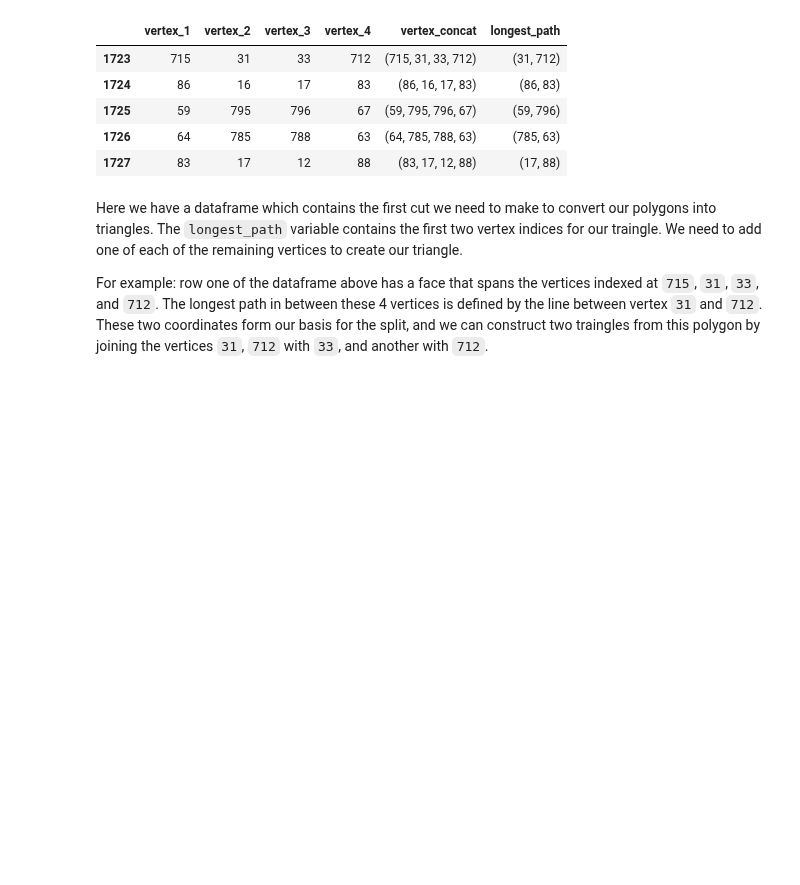
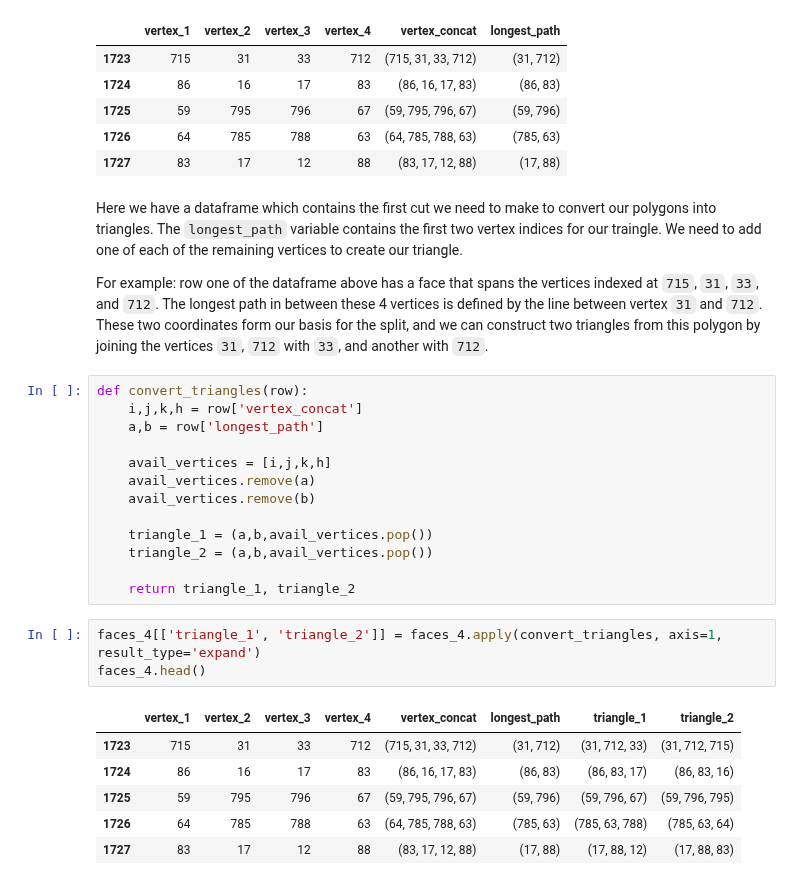
Before and after one commit to suryashch/3d_modelling, a Jupyter notebook: reducing-mesh-density/notebooks/obj-eda.ipynb, the cells around one changed output. Cells and saved outputs as stored; diff of their text form; blank space fills up the shorter version.

Commit message:
converted polygons to triangles

```diff
--- a/reducing-mesh-density/notebooks/obj-eda.ipynb
+++ b/reducing-mesh-density/notebooks/obj-eda.ipynb
@@ -547,4 +547,27 @@ faces_4.head()
 # %% [markdown]
 Here we have a dataframe which contains the first cut we need to make to convert our polygons into triangles. The `longest_path` variable contains the first two vertex indices for our traingle. We need to add one of each of the remaining vertices to create our triangle.
 
-For example: row one of the dataframe above has a face that spans the vertices indexed at `715`, `31`, `33`, and `712`. The longest path in between these 4 vertices is defined by the line between vertex `31` and `712`. These two coordinates form our basis for the split, and we can construct two traingles from this polygon by joining the vertices `31`, `712` with `33`, and another with `712`.
+For example: row one of the dataframe above has a face that spans the vertices indexed at `715`, `31`, `33`, and `712`. The longest path in between these 4 vertices is defined by the line between vertex `31` and `712`. These two coordinates form our basis for the split, and we can construct two triangles from this polygon by joining the vertices `31`, `712` with `33`, and another with `712`.
+# %%
+def convert_triangles(row):
+    i,j,k,h = row['vertex_concat']
+    a,b = row['longest_path']
+
+    avail_vertices = [i,j,k,h]
+    avail_vertices.remove(a)
+    avail_vertices.remove(b)
+
+    triangle_1 = (a,b,avail_vertices.pop())
+    triangle_2 = (a,b,avail_vertices.pop())
+
+    return triangle_1, triangle_2
+# %%
+faces_4[['triangle_1', 'triangle_2']] = faces_4.apply(convert_triangles, axis=1, result_type='expand')
+faces_4.head()
+# %% [output]
+|  | vertex_1 | vertex_2 | vertex_3 | vertex_4 | vertex_concat | longest_path | triangle_1 | triangle_2 |
+| 1723 | 715 | 31 | 33 | 712 | (715, 31, 33, 712) | (31, 712) | (31, 712, 33) | (31, 712, 715) |
+| 1724 | 86 | 16 | 17 | 83 | (86, 16, 17, 83) | (86, 83) | (86, 83, 17) | (86, 83, 16) |
+| 1725 | 59 | 795 | 796 | 67 | (59, 795, 796, 67) | (59, 796) | (59, 796, 67) | (59, 796, 795) |
+| 1726 | 64 | 785 | 788 | 63 | (64, 785, 788, 63) | (785, 63) | (785, 63, 788) | (785, 63, 64) |
+| 1727 | 83 | 17 | 12 | 88 | (83, 17, 12, 88) | (17, 88) | (17, 88, 12) | (17, 88, 83) |
```
Also changed, not shown: parts of 1 cell of this notebook.
